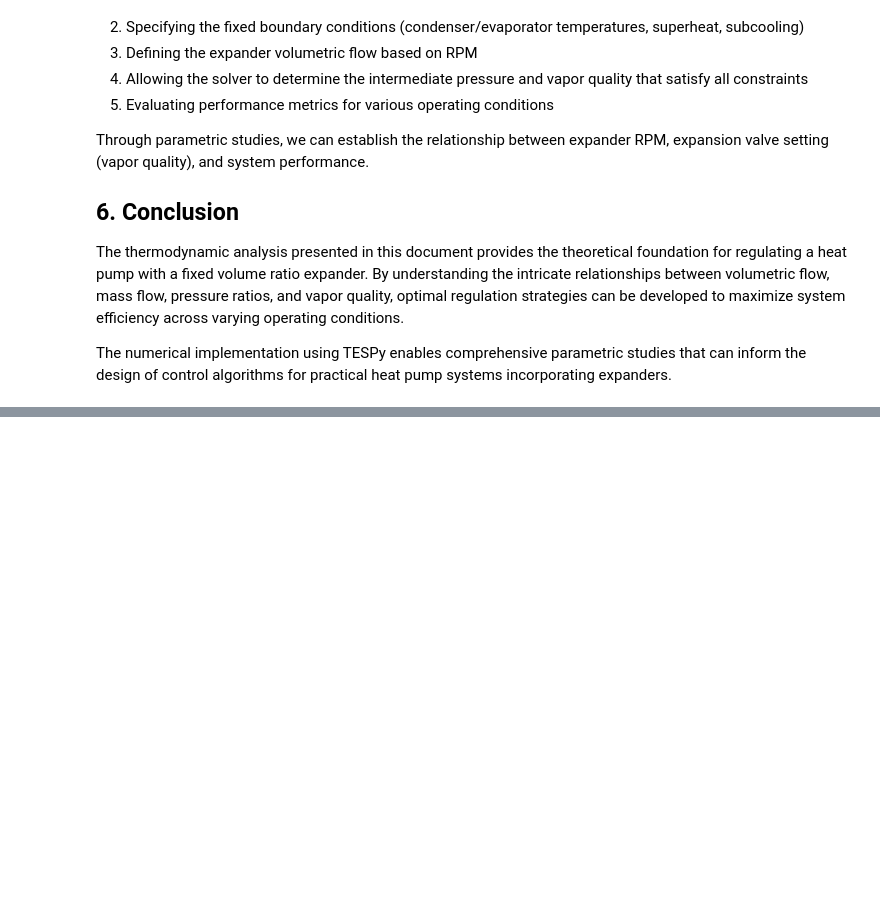
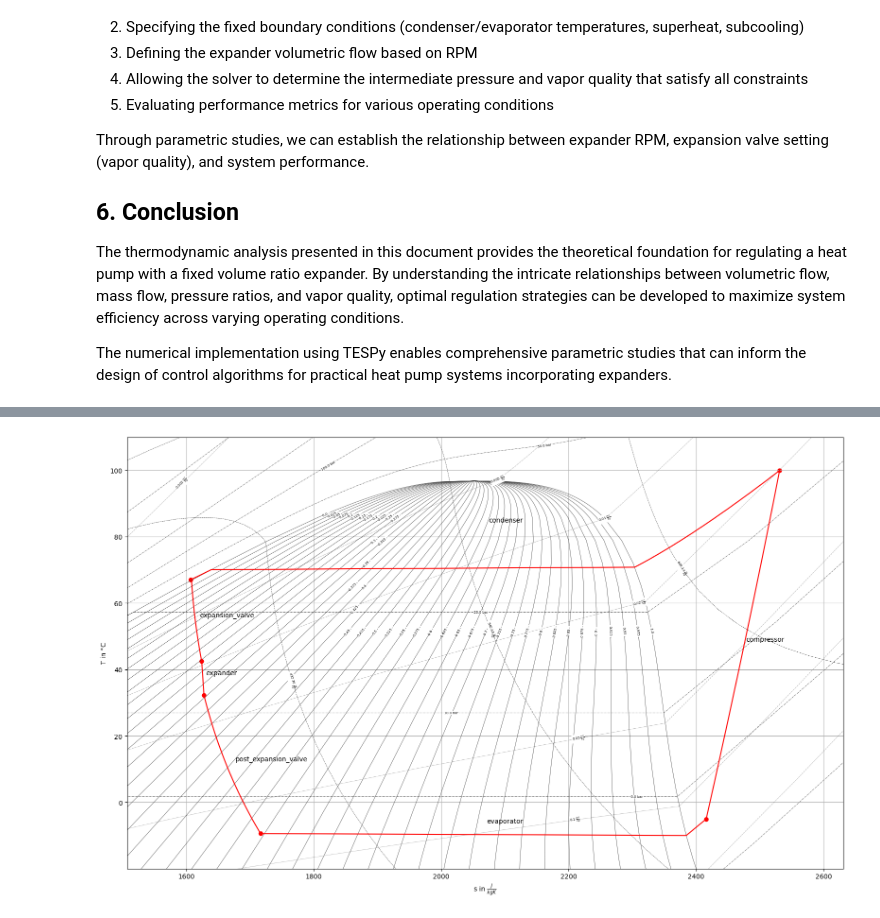
Before and after one commit to Ecalia/heatpump-calculations, a Jupyter notebook: expander_regulation.ipynb, the cells around one changed output, grey strips where cells are left out. Drawn from its saved outputs; the diff is of its cells as text; code cells hidden in the pictures; blank space fills up the shorter version.

```diff
--- a/expander_regulation.ipynb
+++ b/expander_regulation.ipynb
@@ -519,0 +540,9 @@ the volume ratio between before and after the expander is :2.1644507766021173
+# %%
+study=ExpanderRegulationStudy(volume_ratio=1.5,
+                        displacement_volume=0.008
+).set_boundary_conditions(
+    T_cond=70, T_evap=-10, rpm=400
+).solve()
+study.plot_ts_diag(filename="expander_regulation_ts_2")
+# %% [output]
+[figure, added]
```
Also changed, not shown: parts of 8 cells of this notebook, 15 other files.
